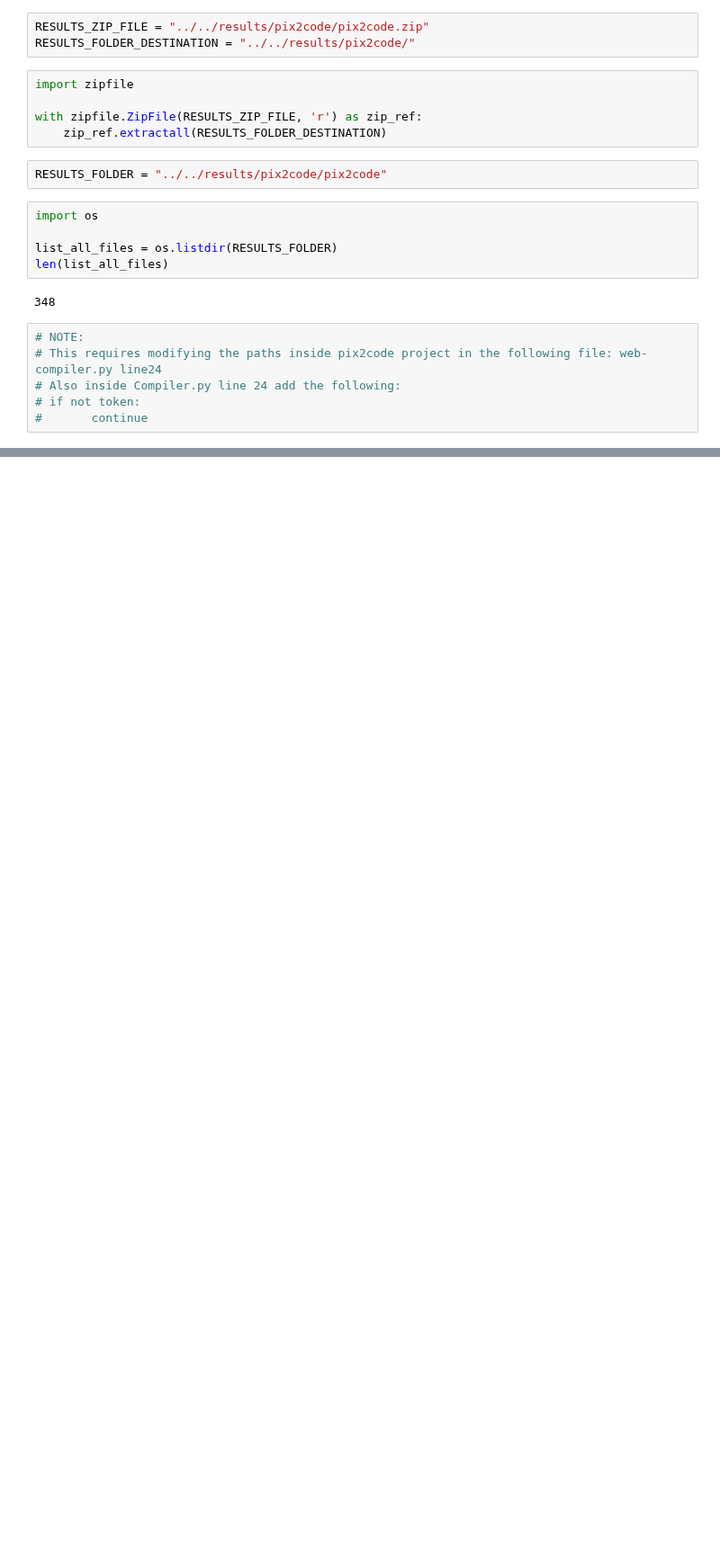
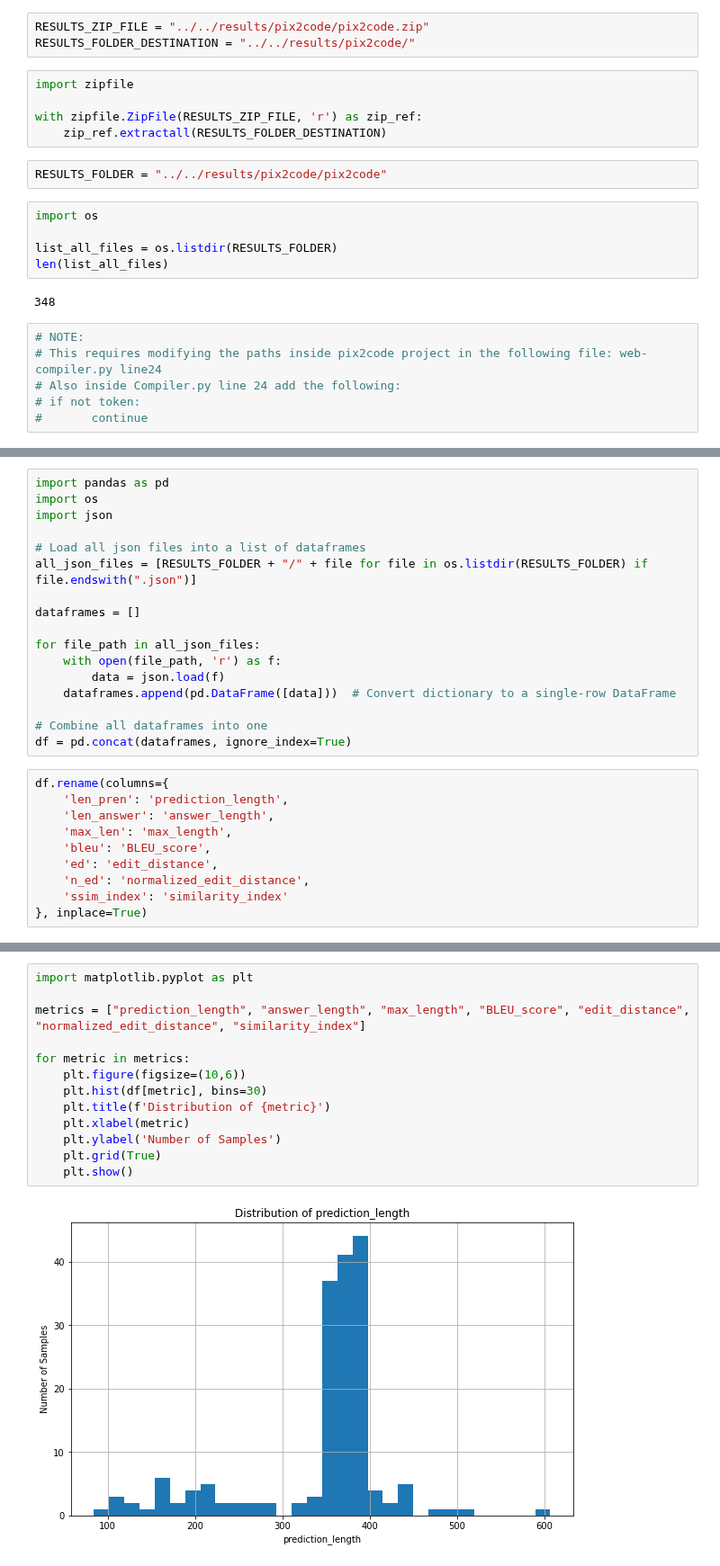
Before and after one commit to giuseppesalvi/webUI2code, a Jupyter notebook: notebooks/testing_results_processing_notebooks/testing_results_Pix2Struct_Pix2Code_Dataset.ipynb, the cells around one changed output, grey strips where cells are left out. Shown at 90% size. Cells and saved outputs as stored; diff of their text form; blank space fills up the shorter version.

```diff
--- a/notebooks/testing_results_processing_notebooks/testing_results_Pix2Struct_Pix2Code_Dataset.ipynb
+++ b/notebooks/testing_results_processing_notebooks/testing_results_Pix2Struct_Pix2Code_Dataset.ipynb
@@ -31,0 +31,27 @@ KeyboardInterrupt:
+# %%
+import pandas as pd
+import os
+import json
+
+# Load all json files into a list of dataframes
+all_json_files = [RESULTS_FOLDER + "/" + file for file in os.listdir(RESULTS_FOLDER) if file.endswith(".json")]
+
+dataframes = []
+
+for file_path in all_json_files:
+    with open(file_path, 'r') as f:
+        data = json.load(f)
+    dataframes.append(pd.DataFrame([data]))  # Convert dictionary to a single-row DataFrame
+
+# Combine all dataframes into one
+df = pd.concat(dataframes, ignore_index=True)
+# %%
+df.rename(columns={
+    'len_pren': 'prediction_length',
+    'len_answer': 'answer_length',
+    'max_len': 'max_length',
+    'bleu': 'BLEU_score',
+    'ed': 'edit_distance',
+    'n_ed': 'normalized_edit_distance',
+    'ssim_index': 'similarity_index'
+}, inplace=True)
@@ -31,0 +70,15 @@ KeyboardInterrupt:
+# %%
+import matplotlib.pyplot as plt
+
+metrics = ["prediction_length", "answer_length", "max_length", "BLEU_score", "edit_distance", "normalized_edit_distance", "similarity_index"]
+
+for metric in metrics:
+    plt.figure(figsize=(10,6))
+    plt.hist(df[metric], bins=30)
+    plt.title(f'Distribution of {metric}')
+    plt.xlabel(metric)
+    plt.ylabel('Number of Samples')
+    plt.grid(True)
+    plt.show()
+# %% [output]
+[figure, added]
```
Also changed, not shown: parts of 9 cells of this notebook, 19 other files.
